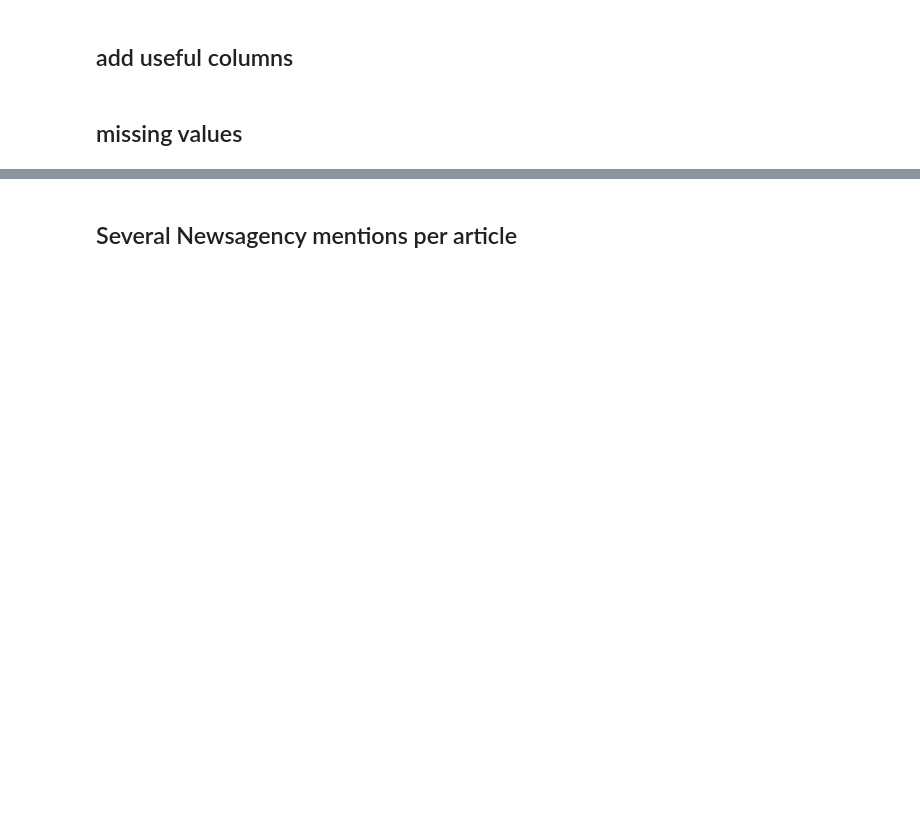
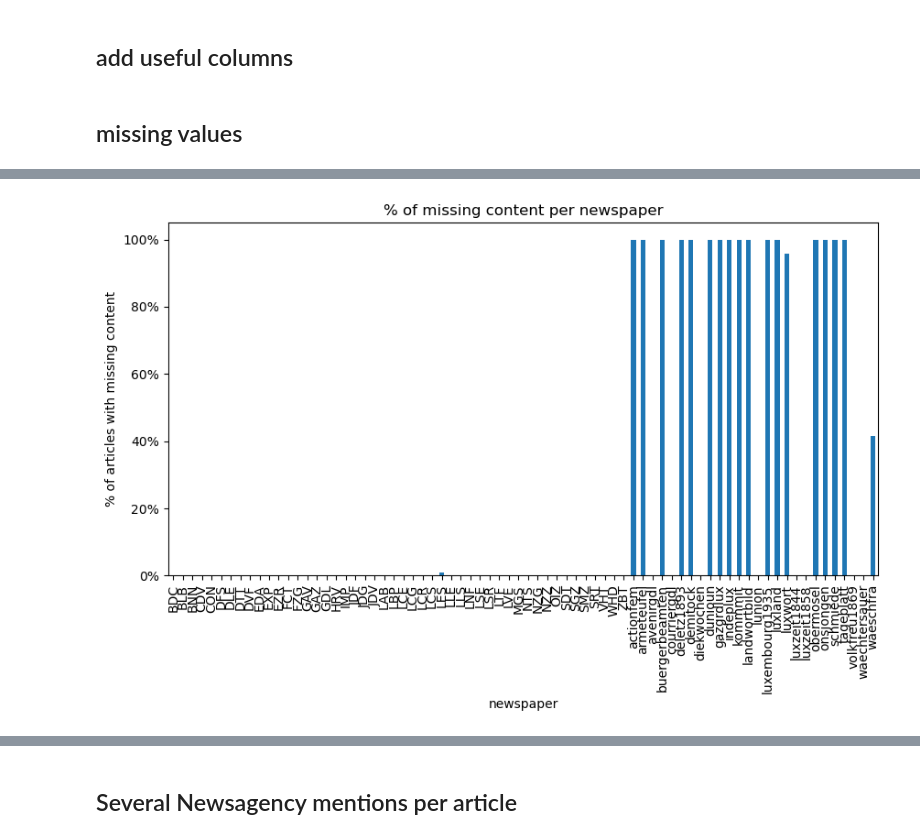
Before and after one commit to impresso/newsagency-classification, a Jupyter notebook: notebooks/data_exploration.ipynb, the cells around one changed output, grey strips where cells are left out. Cells and saved outputs as stored; diff of their text form; code cells hidden in the pictures; blank space fills up the shorter version.

```diff
--- a/notebooks/data_exploration.ipynb
+++ b/notebooks/data_exploration.ipynb
@@ -149,0 +255,4 @@ Newsagencies
+# %%
+_ = percentage_barplot(df_all, no_content, "newspaper", figsize=(10,5))
+# %% [output]
+[figure, added]
```
Also changed, not shown: parts of 71 cells of this notebook.
